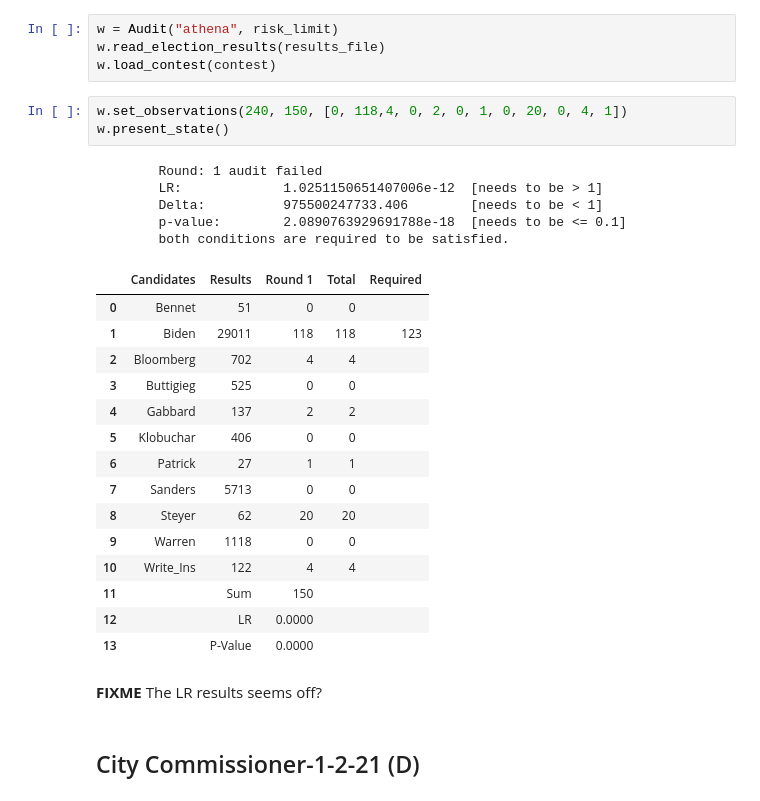
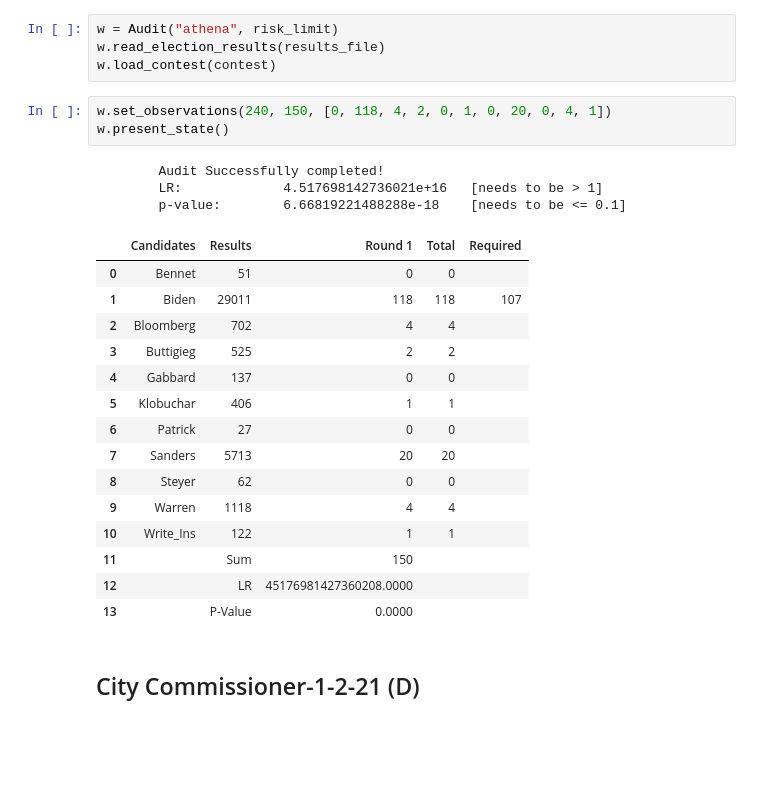
Before and after one commit to filipzz/athena, a Jupyter notebook: code/athena-montgomery.ipynb, the cells around one changed output. Cells and saved outputs as stored; diff of their text form; blank space fills up the shorter version.

Commit message:
Fix incorrect sample counts and result
And note presumed cause of other discrepancy.

```diff
--- a/code/athena-montgomery.ipynb
+++ b/code/athena-montgomery.ipynb
@@ -93,31 +93,27 @@ w = Audit("athena", risk_limit)
 w.read_election_results(results_file)
 w.load_contest(contest)
 # %%
-w.set_observations(240, 150, [0, 118,4, 0, 2, 0, 1, 0, 20, 0, 4, 1])
+w.set_observations(240, 150, [0, 118, 4, 2, 0, 1, 0, 20, 0, 4, 1])
 w.present_state()
 # %% [output]
-        Round: 1 audit failed
-        LR:             1.0251150651407006e-12  [needs to be > 1]
-        Delta:          975500247733.406        [needs to be < 1]
-        p-value:        2.0890763929691788e-18  [needs to be <= 0.1]
-        both conditions are required to be satisfied.
+        Audit Successfully completed!
+        LR:             4.517698142736021e+16   [needs to be > 1]
+        p-value:        6.66819221488288e-18    [needs to be <= 0.1]
 |  | Candidates | Results | Round 1 | Total | Required |
 | 0 | Bennet | 51 | 0 | 0 |  |
-| 1 | Biden | 29011 | 118 | 118 | 123 |
+| 1 | Biden | 29011 | 118 | 118 | 107 |
 | 2 | Bloomberg | 702 | 4 | 4 |  |
-| 3 | Buttigieg | 525 | 0 | 0 |  |
-| 4 | Gabbard | 137 | 2 | 2 |  |
-| 5 | Klobuchar | 406 | 0 | 0 |  |
-| 6 | Patrick | 27 | 1 | 1 |  |
-| 7 | Sanders | 5713 | 0 | 0 |  |
-| 8 | Steyer | 62 | 20 | 20 |  |
-| 9 | Warren | 1118 | 0 | 0 |  |
-| 10 | Write_Ins | 122 | 4 | 4 |  |
+| 3 | Buttigieg | 525 | 2 | 2 |  |
+| 4 | Gabbard | 137 | 0 | 0 |  |
+| 5 | Klobuchar | 406 | 1 | 1 |  |
+| 6 | Patrick | 27 | 0 | 0 |  |
+| 7 | Sanders | 5713 | 20 | 20 |  |
+| 8 | Steyer | 62 | 0 | 0 |  |
+| 9 | Warren | 1118 | 4 | 4 |  |
+| 10 | Write_Ins | 122 | 1 | 1 |  |
 | 11 |  | Sum | 150 |  |  |
-| 12 |  | LR | 0.0000 |  |  |
+| 12 |  | LR | 45176981427360208.0000 |  |  |
 | 13 |  | P-Value | 0.0000 |  |  |
-# %% [markdown]
-**FIXME** The LR results seems off?
 # %% [markdown]
 ## City Commissioner-1-2-21 (D)
 # %%
```
Also changed, not shown: parts of 1 cell of this notebook.
